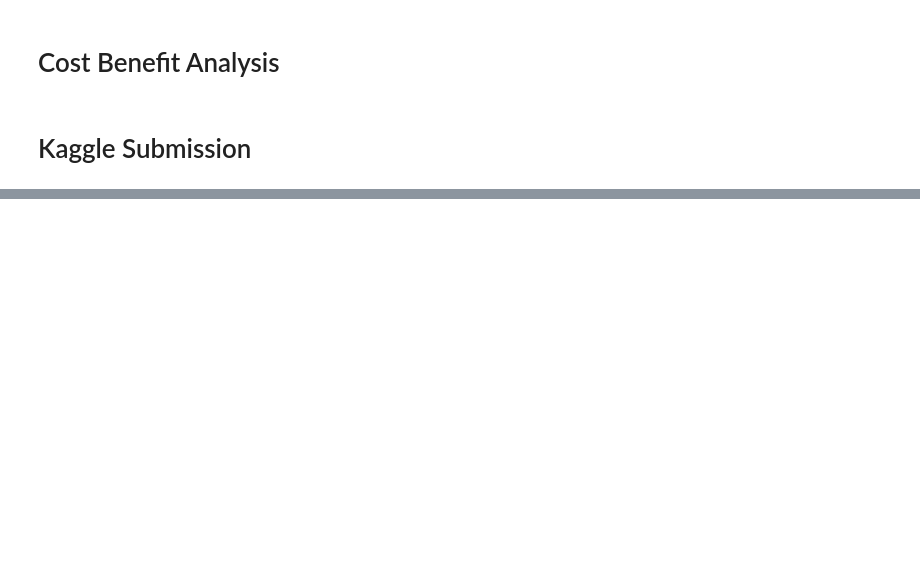
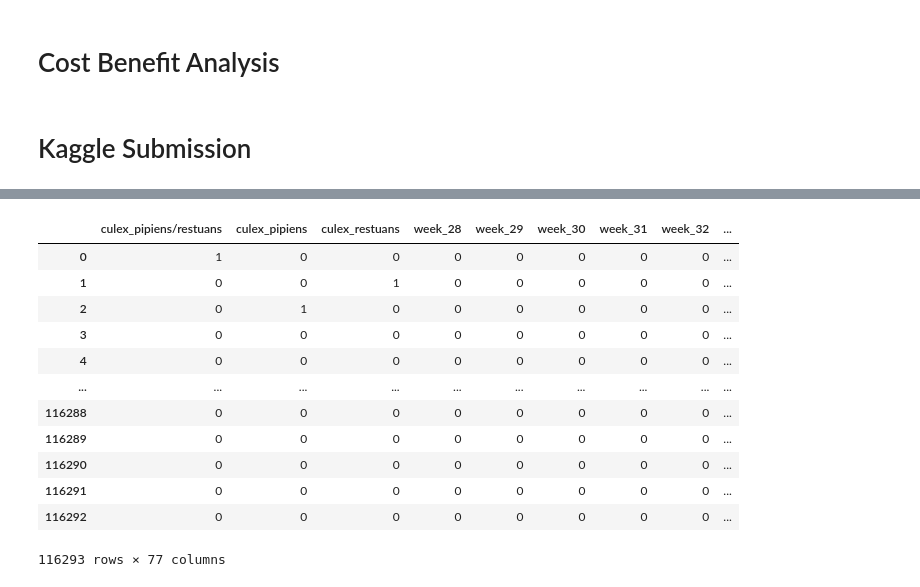
Before and after one commit to msamhz/GA-Project_4, a Jupyter notebook: code/3_Classification Modelling.ipynb, the cells around one changed output, grey strips where cells are left out. Cells and saved outputs as stored; diff of their text form; code cells hidden in the pictures; blank space fills up the shorter version.

Commit message:
Adjusted to submit some kaggle scores

```diff
--- a/code/3_Classification Modelling.ipynb
+++ b/code/3_Classification Modelling.ipynb
@@ -209,0 +194,3 @@ X.shape
+# %%
+kaggle_test = lag_test.drop(columns = ['wnvpresent','id'])
+kaggle_test.head(5)
@@ -849 +927,17 @@ NameError: name 'kaggle_test_sc' is not defined
+# %%
+kaggle_test
+# %% [output]
+|  | culex_pipiens/restuans | culex_pipiens | culex_restuans | week_28 | week_29 | week_30 | week_31 | week_32 | ... |
+| 0 | 1 | 0 | 0 | 0 | 0 | 0 | 0 | 0 | ... |
+| 1 | 0 | 0 | 1 | 0 | 0 | 0 | 0 | 0 | ... |
+| 2 | 0 | 1 | 0 | 0 | 0 | 0 | 0 | 0 | ... |
+| 3 | 0 | 0 | 0 | 0 | 0 | 0 | 0 | 0 | ... |
+| 4 | 0 | 0 | 0 | 0 | 0 | 0 | 0 | 0 | ... |
+| ... | ... | ... | ... | ... | ... | ... | ... | ... | ... |
+| 116288 | 0 | 0 | 0 | 0 | 0 | 0 | 0 | 0 | ... |
+| 116289 | 0 | 0 | 0 | 0 | 0 | 0 | 0 | 0 | ... |
+| 116290 | 0 | 0 | 0 | 0 | 0 | 0 | 0 | 0 | ... |
+| 116291 | 0 | 0 | 0 | 0 | 0 | 0 | 0 | 0 | ... |
+| 116292 | 0 | 0 | 0 | 0 | 0 | 0 | 0 | 0 | ... |
+116293 rows × 77 columns
 # %%
```
Also changed, not shown: parts of 36 cells of this notebook, 5 other files.
